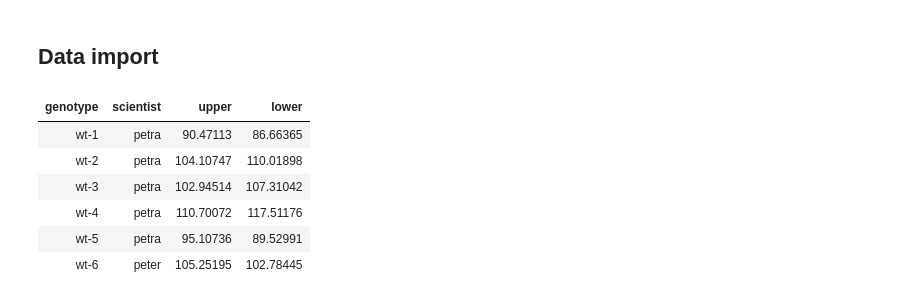
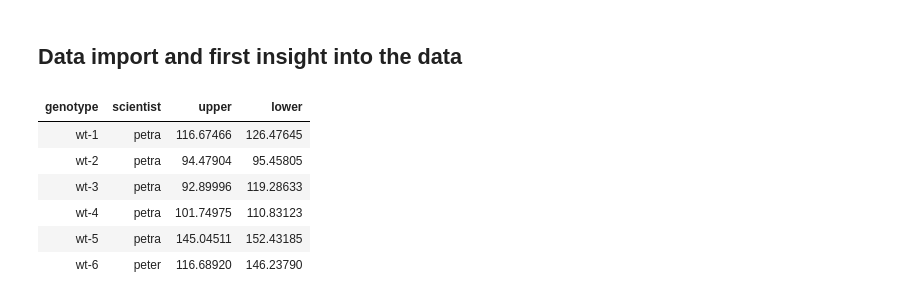
Before and after one commit to jedgroev/SGWebsite, a Jupyter notebook: lessons/20190219_tidyverse_Marc/from_messy_to_tidy.ipynb, the cells around one changed output. Drawn from its saved outputs; the diff is of its cells as text; code cells hidden in the pictures.

```diff
--- a/lessons/20190219_tidyverse_Marc/from_messy_to_tidy.ipynb
+++ b/lessons/20190219_tidyverse_Marc/from_messy_to_tidy.ipynb
@@ -12,4 +11,4 @@ library(tidyverse)
 # %% [markdown]
-## Data import
+## Data import and first insight into the data
 # %%
 # read data directly from github
@@ -20,44 +19,47 @@ glimpse(df)
 # %%
+# set seed to reproduce results
+set.seed(123456)
+
 # column 'genotype'
 wildtype = c(paste(rep("wt",10),seq(1,10,1),sep = "-"))
 hairy = c(paste(rep("hairy",10),seq(1,10,1),sep = "-"))
 bald = c(paste(rep("bald",10),seq(1,10,1),sep = "-"))
 genotype = c(wildtype,hairy,bald)
 
 # column with petra and peter
 scientist = c(
   rep("petra",5),
   rep("peter",5),
   rep("petra",5),
   rep("peter",5),
   rep("petra",5),
   rep("peter",5)
 )
 
 # one column for leaf bottom side and one for leaf upper side
 ## upper side
-u_wt = rnorm(n = 10,mean = 100,sd = 10)
-u_hairy = rnorm(n = 10,mean = 500,sd = 30)
-u_bald = rnorm(n = 10,mean = 20,sd = 5)
+u_wt = rnorm(n = 10,mean = 100,sd = 20)
+u_hairy = rnorm(n = 10,mean = 500,sd = 50)
+u_bald = rnorm(n = 10,mean = 20,sd = 8)
 upper = c(u_wt,u_hairy,u_bald)
 ## lower side
-d_wt = u_wt + runif(n = 10,min = -10,max = +10)
-d_hairy = u_hairy + runif(n = 10,min = -50,max = +50)
-d_bald = u_bald + runif(n = 10,min = 0,max = +10)
+d_wt = u_wt + runif(n = 10,min = 0,max = +50)
+d_hairy = u_hairy + runif(n = 10,min = 100,max = +500)
+d_bald = u_bald + runif(n = 10,min = 50,max = +100)
 lower = c(d_wt,d_hairy,d_bald)
 
 df = data.frame(
   genotype = genotype,
   scientist = scientist,
   upper = upper,
   lower = lower)
 head(df)
 # %% [output]
 | genotype | scientist | upper | lower |
-| wt-1 | petra | 90.47113 | 86.66365 |
-| wt-2 | petra | 104.10747 | 110.01898 |
-| wt-3 | petra | 102.94514 | 107.31042 |
-| wt-4 | petra | 110.70072 | 117.51176 |
-| wt-5 | petra | 95.10736 | 89.52991 |
-| wt-6 | peter | 105.25195 | 102.78445 |
+| wt-1 | petra | 116.67466 | 126.47645 |
+| wt-2 | petra | 94.47904 | 95.45805 |
+| wt-3 | petra | 92.89996 | 119.28633 |
+| wt-4 | petra | 101.74975 | 110.83123 |
+| wt-5 | petra | 145.04511 | 152.43185 |
+| wt-6 | peter | 116.68920 | 146.23790 |
 # %% [markdown]
```
Also changed, not shown: parts of 24 cells of this notebook.
